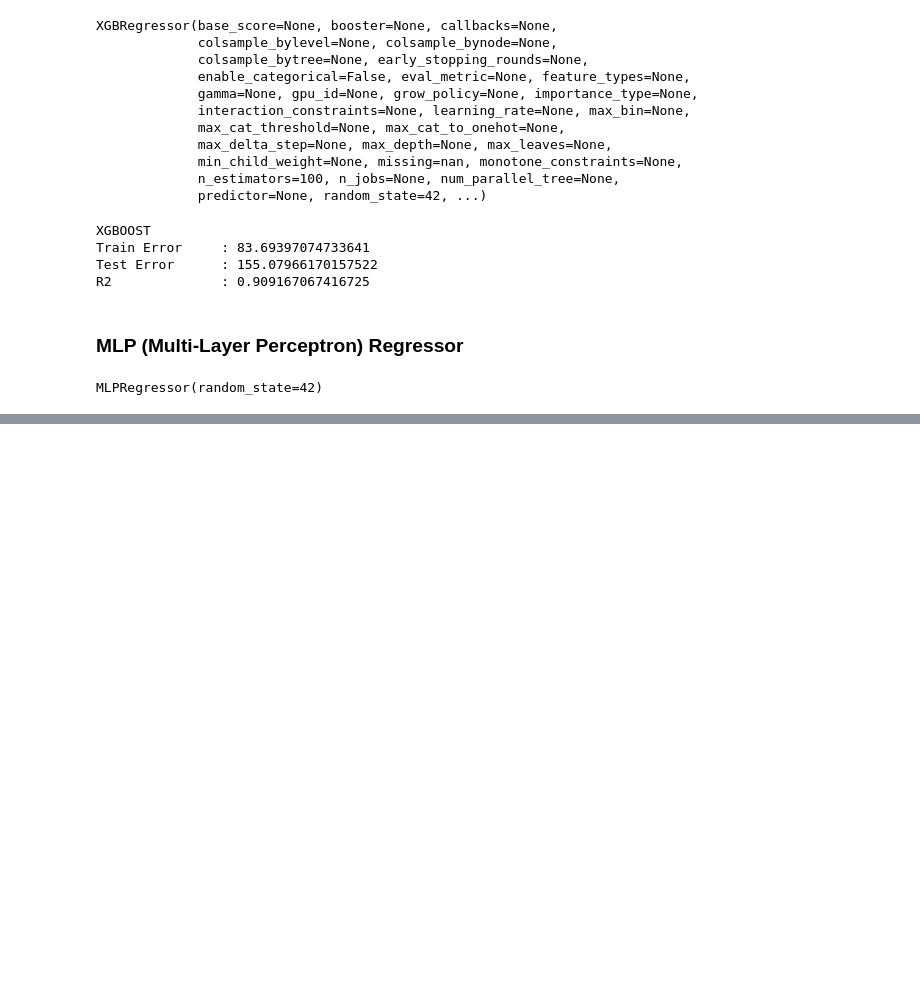
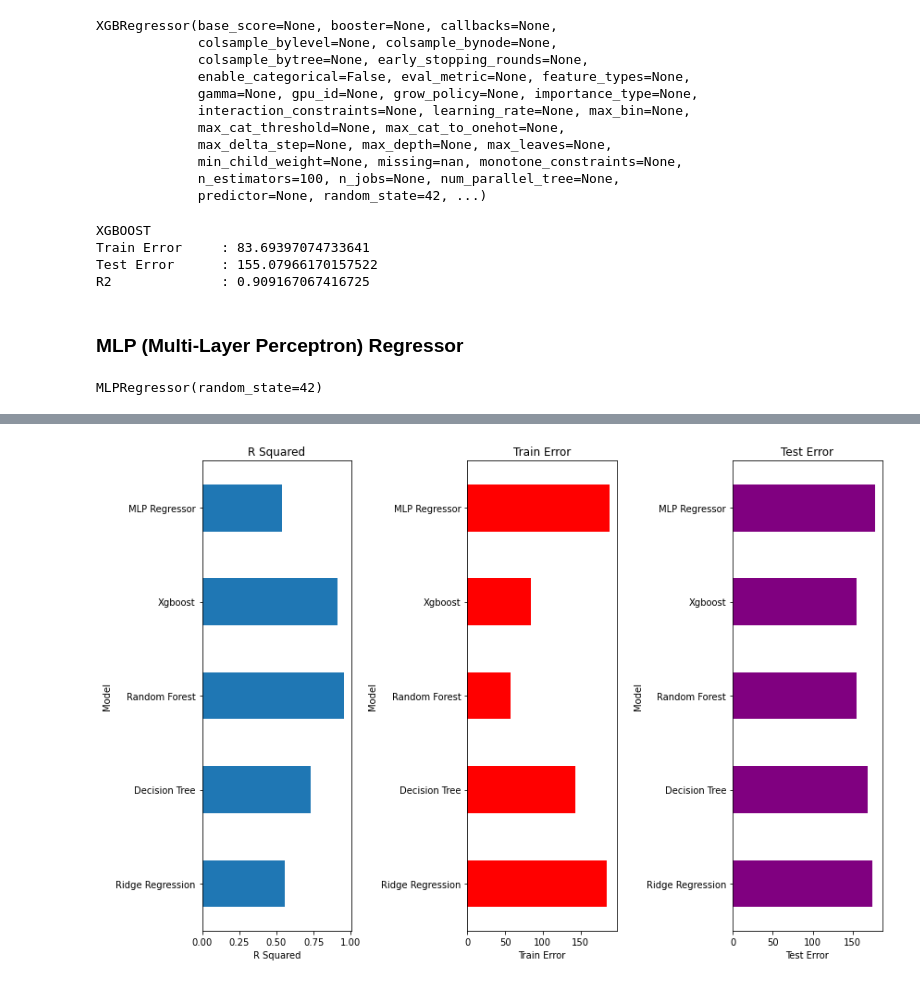
Before and after one commit to tugceturkkal/Data-Projects, a Jupyter notebook: Predicting Price.ipynb, the cells around one changed output, grey strips where cells are left out. Drawn from its saved outputs; the diff is of its cells as text; code cells hidden in the pictures; blank space fills up the shorter version.

```diff
--- a/Predicting Price.ipynb
+++ b/Predicting Price.ipynb
@@ -478,0 +478,3 @@ model_comparison
+# %%
+model_comparison['Model'] = ['Ridge Regression', 'Decision Tree', 'Random Forest', 'Xgboost', 'MLP Regressor']
+model_comparison
@@ -478,0 +488,37 @@ model_comparison
+# %%
+df_train_error = model_comparison[['Model', 'Train Error']]
+df_test_error = model_comparison[['Model' , 'Test Error']]
+
+# Create a figure and subplots
+
+fig, (ax2, ax3, ax4) = plt.subplots(1, 3, figsize = (12,8))
+
+# Create the first graph
+
+model_comparison.plot(kind = 'barh', x = 'Model', y = 'R2 Score', ax = ax2, legend = False)
+ax2.set_xlabel('R Squared')
+ax2.set_ylabel('Model')
+ax2.set_title('R Squared')
+
+# Create the second graph
+
+df_train_error.plot(kind = 'barh', x = 'Model', y = 'Train Error', color = 'red', ax = ax3, legend = False)
+ax3.set_xlabel('Train Error')
+ax3.set_ylabel('Model')
+ax3.set_title('Train Error')
+
+# Create the third graph
+
+df_test_error.plot(kind = 'barh', x = 'Model', y = 'Test Error', color = 'purple', ax = ax4, legend = False)
+ax4.set_xlabel('Test Error')
+ax4.set_ylabel('Model')
+ax4.set_title('Test Error')
+
+# Fit the figure
+
+plt.tight_layout()
+
+
+plt.show()
+# %% [output]
+[figure, added]
```
Also changed, not shown: parts of 19 cells of this notebook.
